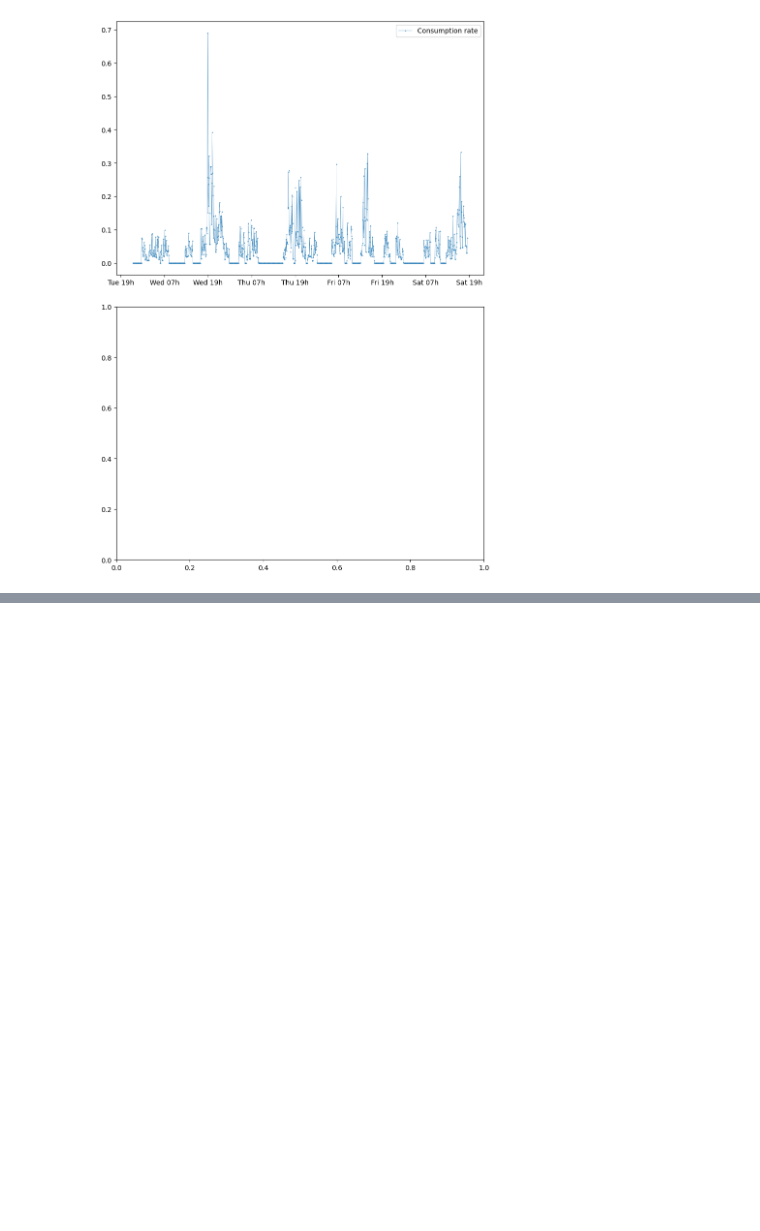
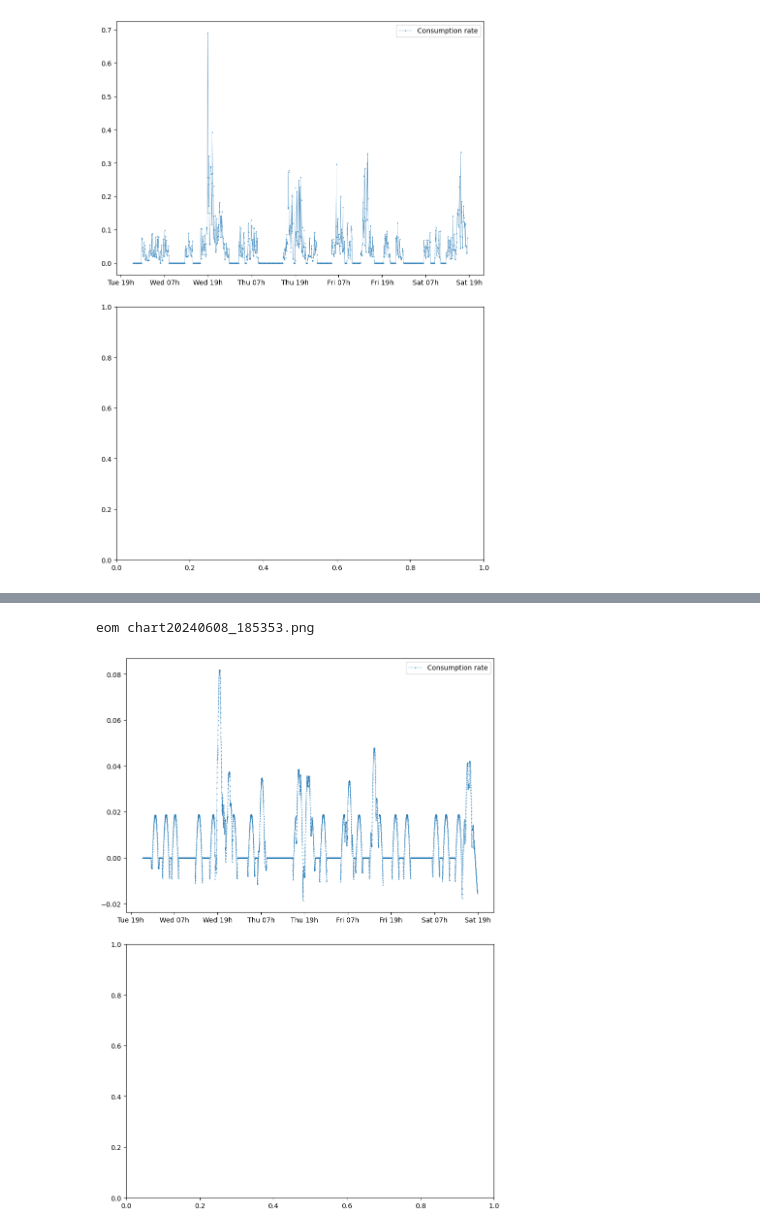
Before and after one commit to tomviolin/rtl433, a Jupyter notebook: Untitled1.ipynb, the cells around one changed output, grey strips where cells are left out. Saved outputs shown, nothing was run; the diff lists cells and outputs as text; code cells hidden in the pictures; blank space fills up the shorter version.

```diff
--- a/Untitled1.ipynb
+++ b/Untitled1.ipynb
@@ -35,0 +51,5 @@ eom chart20240608_183408.png
+# %%
+run graphit.py
+# %% [output]
+eom chart20240608_185353.png
+[figure, added]
```
Also changed, not shown: parts of 3 cells of this notebook, 7 other files.
